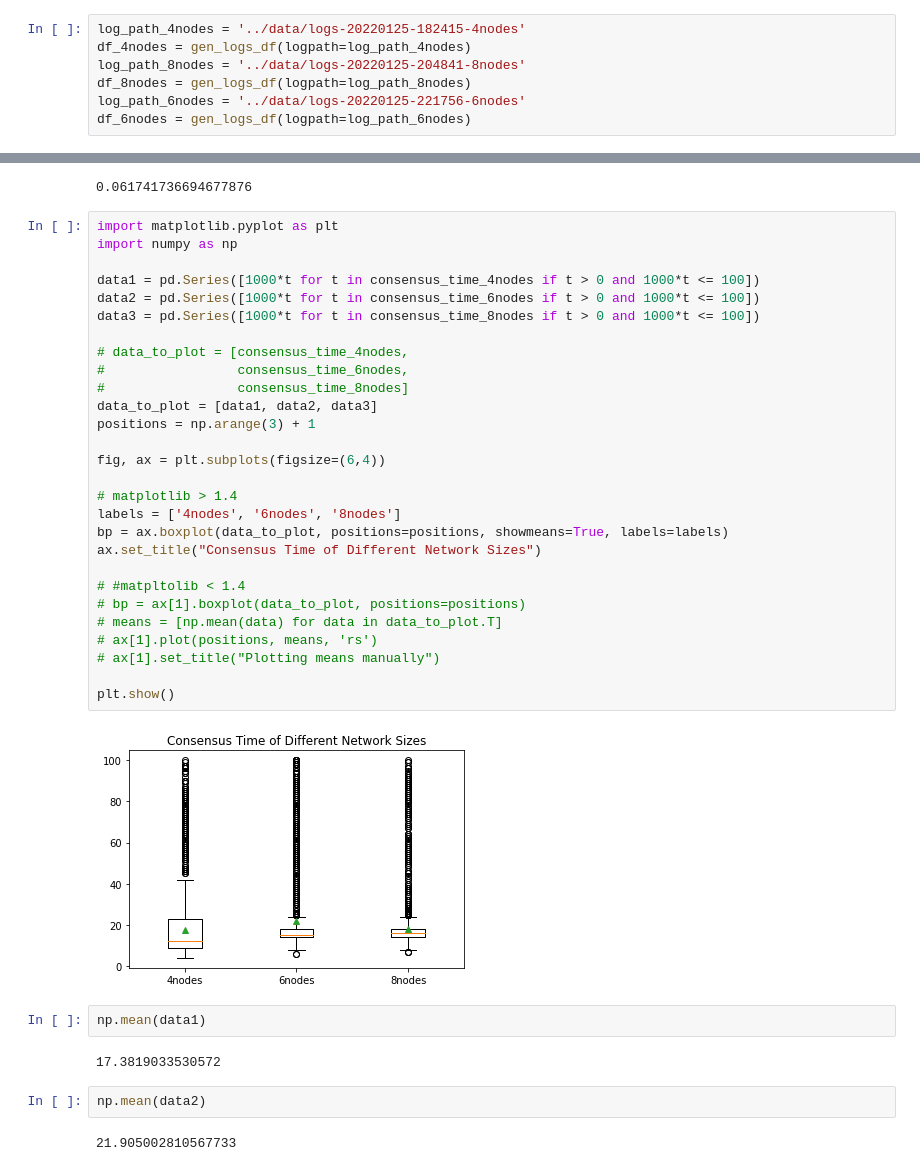
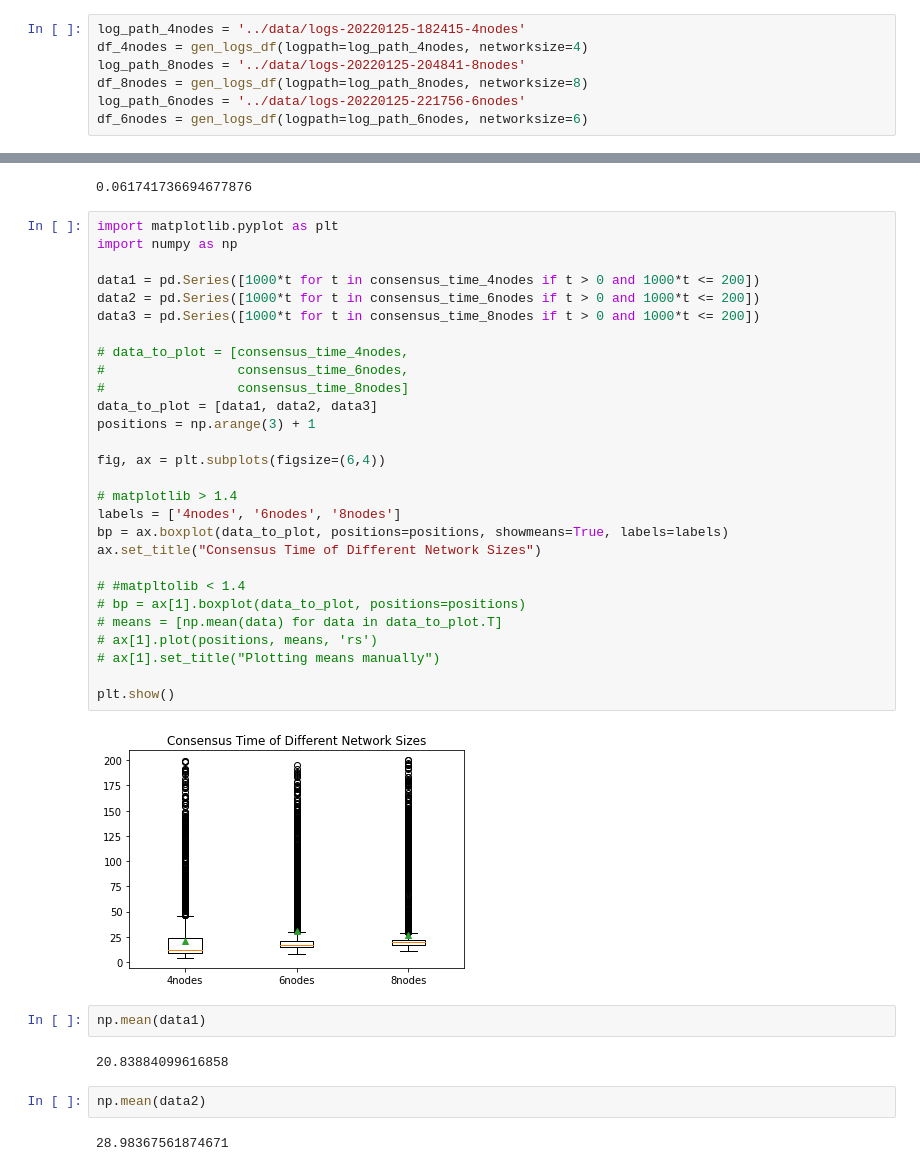
Before and after one commit to CaixiangFan/besu-benchmark, a Jupyter notebook: src/log_analysis.ipynb, the cells around one changed output, grey strips where cells are left out. Cells and saved outputs as stored; diff of their text form.

```diff
--- a/src/log_analysis.ipynb
+++ b/src/log_analysis.ipynb
@@ -692,8 +692,8 @@ dist.plot_summary()
 [figure]
 # %%
 log_path_4nodes = '../data/logs-20220125-182415-4nodes'
-df_4nodes = gen_logs_df(logpath=log_path_4nodes)
+df_4nodes = gen_logs_df(logpath=log_path_4nodes, networksize=4)
 log_path_8nodes = '../data/logs-20220125-204841-8nodes'
-df_8nodes = gen_logs_df(logpath=log_path_8nodes)
+df_8nodes = gen_logs_df(logpath=log_path_8nodes, networksize=8)
 log_path_6nodes = '../data/logs-20220125-221756-6nodes'
-df_6nodes = gen_logs_df(logpath=log_path_6nodes)
+df_6nodes = gen_logs_df(logpath=log_path_6nodes, networksize=6)
@@ -758,41 +765,41 @@ np.mean(consensus_time_8nodes)
 # %%
 import matplotlib.pyplot as plt
 import numpy as np
 
-data1 = pd.Series([1000*t for t in consensus_time_4nodes if t > 0 and 1000*t <= 100])
-data2 = pd.Series([1000*t for t in consensus_time_6nodes if t > 0 and 1000*t <= 100])
-data3 = pd.Series([1000*t for t in consensus_time_8nodes if t > 0 and 1000*t <= 100])
+data1 = pd.Series([1000*t for t in consensus_time_4nodes if t > 0 and 1000*t <= 200])
+data2 = pd.Series([1000*t for t in consensus_time_6nodes if t > 0 and 1000*t <= 200])
+data3 = pd.Series([1000*t for t in consensus_time_8nodes if t > 0 and 1000*t <= 200])
 
 # data_to_plot = [consensus_time_4nodes,
 #                 consensus_time_6nodes,
 #                 consensus_time_8nodes]
 data_to_plot = [data1, data2, data3]
 positions = np.arange(3) + 1
 
 fig, ax = plt.subplots(figsize=(6,4))
 
 # matplotlib > 1.4
 labels = ['4nodes', '6nodes', '8nodes']
 bp = ax.boxplot(data_to_plot, positions=positions, showmeans=True, labels=labels)
 ax.set_title("Consensus Time of Different Network Sizes")
 
 # #matpltolib < 1.4
 # bp = ax[1].boxplot(data_to_plot, positions=positions)
 # means = [np.mean(data) for data in data_to_plot.T]
 # ax[1].plot(positions, means, 'rs')
 # ax[1].set_title("Plotting means manually")
 
 plt.show()
 # %% [output]
-[figure, old version]
+[figure, new version]
 # %%
 np.mean(data1)
 # %% [output]
-17.3819033530572
+20.83884099616858
 # %%
 np.mean(data2)
 # %% [output]
-21.905002810567733
+28.98367561874671
 # %%
 np.mean(data3)
 # %% [output]
```
Also changed, not shown: parts of 5 cells of this notebook, 2 other files.
